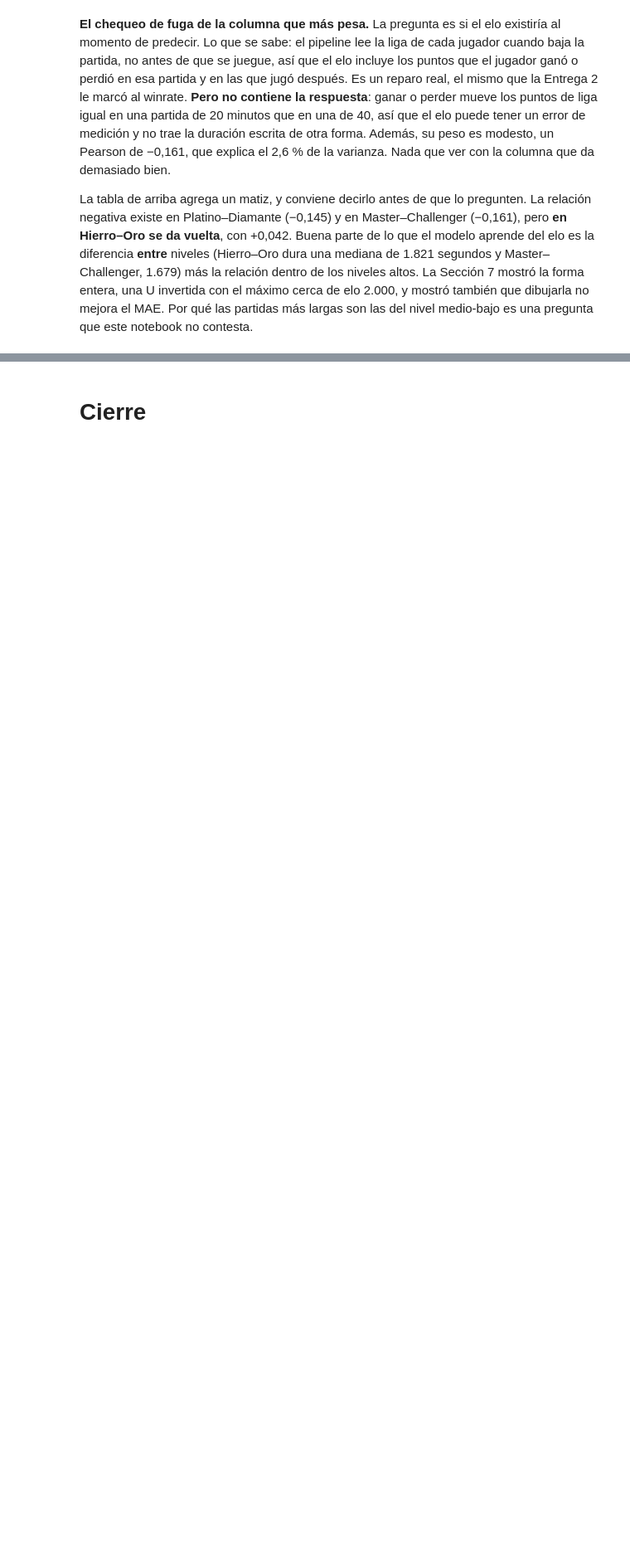
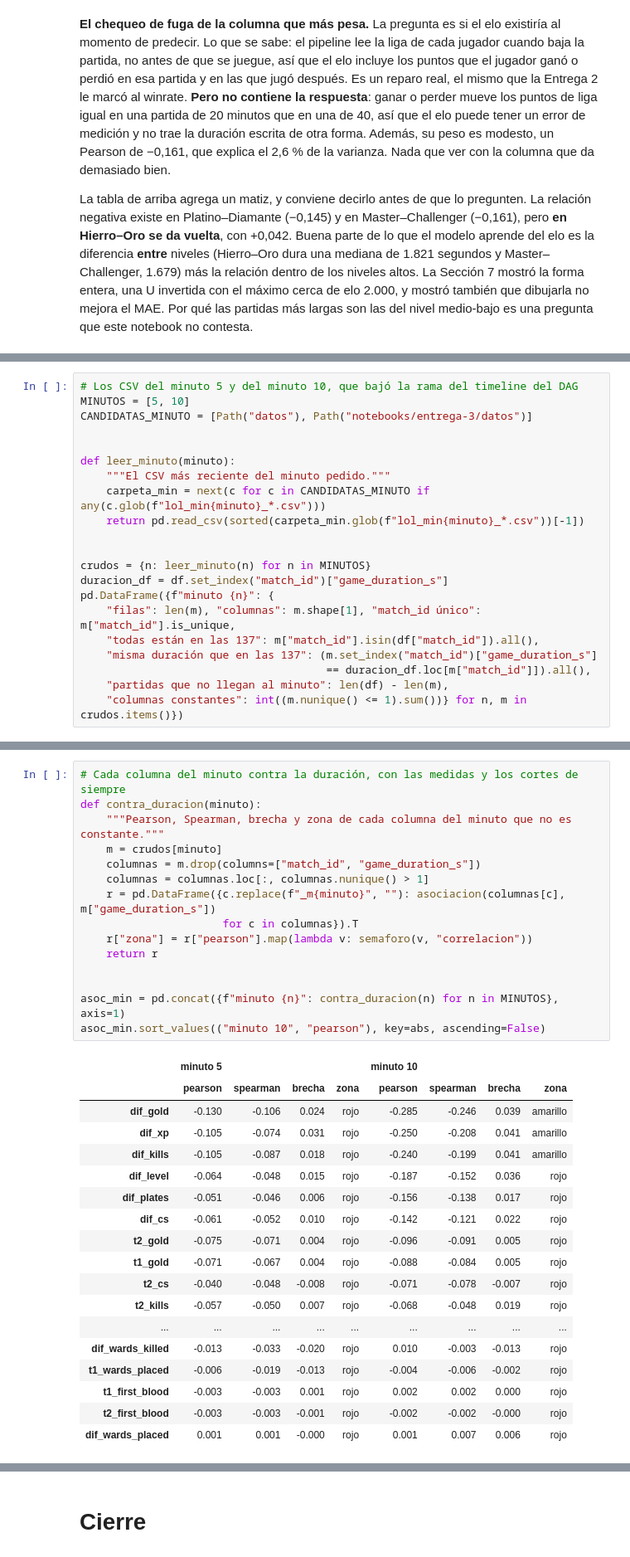
Before and after one commit to aguilarezequiel/FF-15, a Jupyter notebook: notebooks/entrega-3/modelado_entrega3.ipynb, the cells around one changed output, grey strips where cells are left out. Shown at 83% size. Saved outputs shown, nothing was run; the diff lists cells and outputs as text; blank space fills up the shorter version.

```diff
--- a/notebooks/entrega-3/modelado_entrega3.ipynb
+++ b/notebooks/entrega-3/modelado_entrega3.ipynb
@@ -1485,0 +1506,21 @@ este notebook no contesta.
+# %%
+# Los CSV del minuto 5 y del minuto 10, que bajó la rama del timeline del DAG
+MINUTOS = [5, 10]
+CANDIDATAS_MINUTO = [Path("datos"), Path("notebooks/entrega-3/datos")]
+
+
+def leer_minuto(minuto):
+    """El CSV más reciente del minuto pedido."""
+    carpeta_min = next(c for c in CANDIDATAS_MINUTO if any(c.glob(f"lol_min{minuto}_*.csv")))
+    return pd.read_csv(sorted(carpeta_min.glob(f"lol_min{minuto}_*.csv"))[-1])
+
+
+crudos = {n: leer_minuto(n) for n in MINUTOS}
+duracion_df = df.set_index("match_id")["game_duration_s"]
+pd.DataFrame({f"minuto {n}": {
+    "filas": len(m), "columnas": m.shape[1], "match_id único": m["match_id"].is_unique,
+    "todas están en las 137": m["match_id"].isin(df["match_id"]).all(),
+    "misma duración que en las 137": (m.set_index("match_id")["game_duration_s"]
+                                      == duracion_df.loc[m["match_id"]]).all(),
+    "partidas que no llegan al minuto": len(df) - len(m),
+    "columnas constantes": int((m.nunique() <= 1).sum())} for n, m in crudos.items()})
@@ -1485,0 +1553,34 @@ este notebook no contesta.
+# %%
+# Cada columna del minuto contra la duración, con las medidas y los cortes de siempre
+def contra_duracion(minuto):
+    """Pearson, Spearman, brecha y zona de cada columna del minuto que no es constante."""
+    m = crudos[minuto]
+    columnas = m.drop(columns=["match_id", "game_duration_s"])
+    columnas = columnas.loc[:, columnas.nunique() > 1]
+    r = pd.DataFrame({c.replace(f"_m{minuto}", ""): asociacion(columnas[c], m["game_duration_s"])
+                      for c in columnas}).T
+    r["zona"] = r["pearson"].map(lambda v: semaforo(v, "correlacion"))
+    return r
+
+
+asoc_min = pd.concat({f"minuto {n}": contra_duracion(n) for n in MINUTOS}, axis=1)
+asoc_min.sort_values(("minuto 10", "pearson"), key=abs, ascending=False)
+# %% [output]
+|  | minuto 5 |  |  |  | minuto 10 |  |  |  |
+|  | pearson | spearman | brecha | zona | pearson | spearman | brecha | zona |
+| dif_gold | -0.130 | -0.106 | 0.024 | rojo | -0.285 | -0.246 | 0.039 | amarillo |
+| dif_xp | -0.105 | -0.074 | 0.031 | rojo | -0.250 | -0.208 | 0.041 | amarillo |
+| dif_kills | -0.105 | -0.087 | 0.018 | rojo | -0.240 | -0.199 | 0.041 | amarillo |
+| dif_level | -0.064 | -0.048 | 0.015 | rojo | -0.187 | -0.152 | 0.036 | rojo |
+| dif_plates | -0.051 | -0.046 | 0.006 | rojo | -0.156 | -0.138 | 0.017 | rojo |
+| dif_cs | -0.061 | -0.052 | 0.010 | rojo | -0.142 | -0.121 | 0.022 | rojo |
+| t2_gold | -0.075 | -0.071 | 0.004 | rojo | -0.096 | -0.091 | 0.005 | rojo |
+| t1_gold | -0.071 | -0.067 | 0.004 | rojo | -0.088 | -0.084 | 0.005 | rojo |
+| t2_cs | -0.040 | -0.048 | -0.008 | rojo | -0.071 | -0.078 | -0.007 | rojo |
+| t2_kills | -0.057 | -0.050 | 0.007 | rojo | -0.068 | -0.048 | 0.019 | rojo |
+| ... | ... | ... | ... | ... | ... | ... | ... | ... |
+| dif_wards_killed | -0.013 | -0.033 | -0.020 | rojo | 0.010 | -0.003 | -0.013 | rojo |
+| t1_wards_placed | -0.006 | -0.019 | -0.013 | rojo | -0.004 | -0.006 | -0.002 | rojo |
+| t1_first_blood | -0.003 | -0.003 | 0.001 | rojo | 0.002 | 0.002 | 0.000 | rojo |
+| t2_first_blood | -0.003 | -0.003 | -0.001 | rojo | -0.002 | -0.002 | -0.000 | rojo |
+| dif_wards_placed | 0.001 | 0.001 | -0.000 | rojo | 0.001 | 0.007 | 0.006 | rojo |
```
Also changed, not shown: parts of 39 cells of this notebook, 17 other files.
